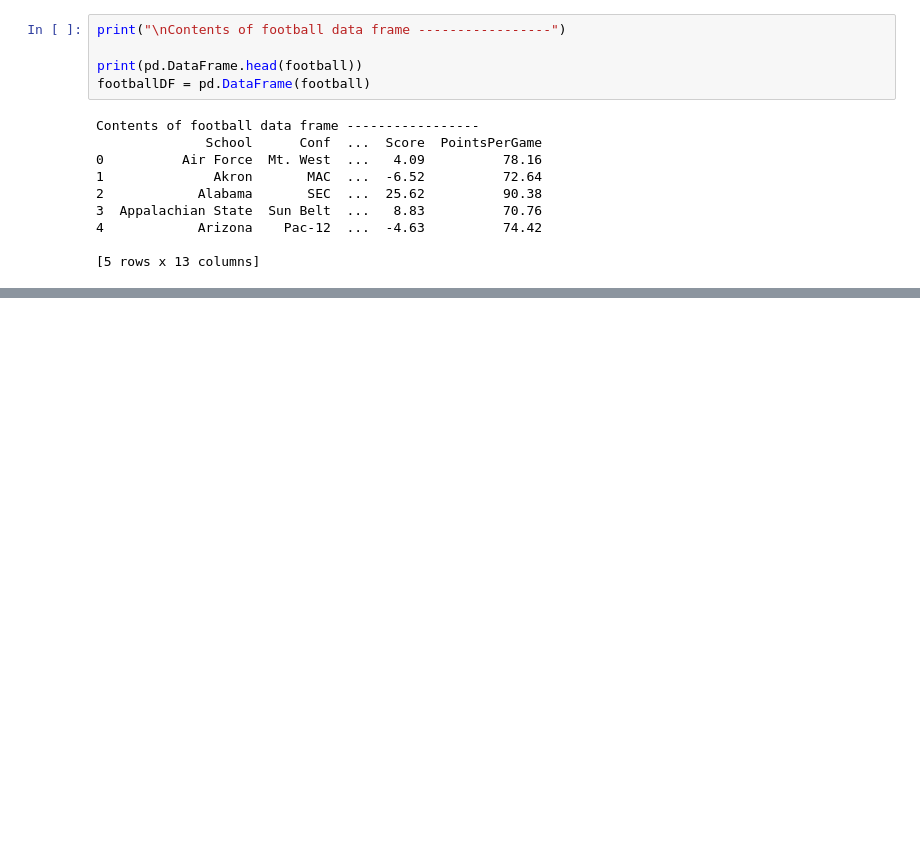
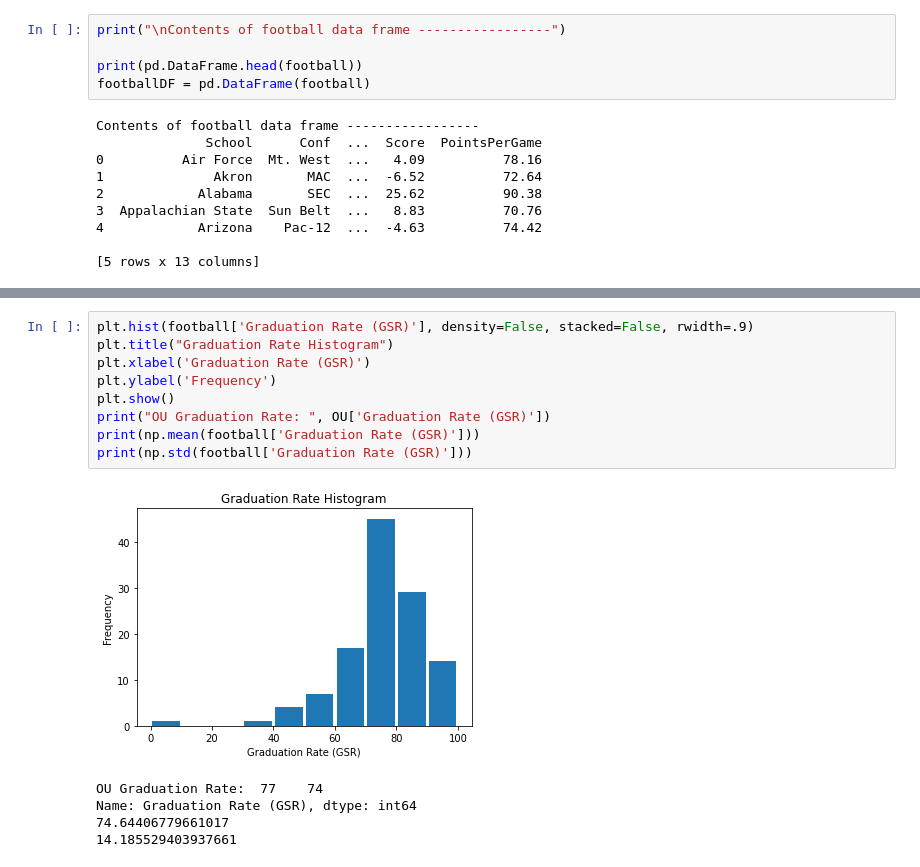
Before and after one commit to LaceySchley/DA5061_HW2, a Jupyter notebook: DSA5061HW2_Schley.ipynb, the cells around one changed output, grey strips where cells are left out. Saved outputs shown, nothing was run; the diff lists cells and outputs as text; blank space fills up the shorter version.

```diff
--- a/DSA5061HW2_Schley.ipynb
+++ b/DSA5061HW2_Schley.ipynb
@@ -69 +80,16 @@ print(np.mean(Big12[' Ratio ']))
+# %%
+plt.hist(football['Graduation Rate (GSR)'], density=False, stacked=False, rwidth=.9)
+plt.title("Graduation Rate Histogram")
+plt.xlabel('Graduation Rate (GSR)')
+plt.ylabel('Frequency')
+plt.show()
+print("OU Graduation Rate: ", OU['Graduation Rate (GSR)'])
+print(np.mean(football['Graduation Rate (GSR)']))
+print(np.std(football['Graduation Rate (GSR)']))
+# %% [output]
+[figure, added]
+OU Graduation Rate:  77    74
+Name: Graduation Rate (GSR), dtype: int64
+74.64406779661017
+14.185529403937661
 # %%
```
Also changed, not shown: parts of 23 cells of this notebook.
